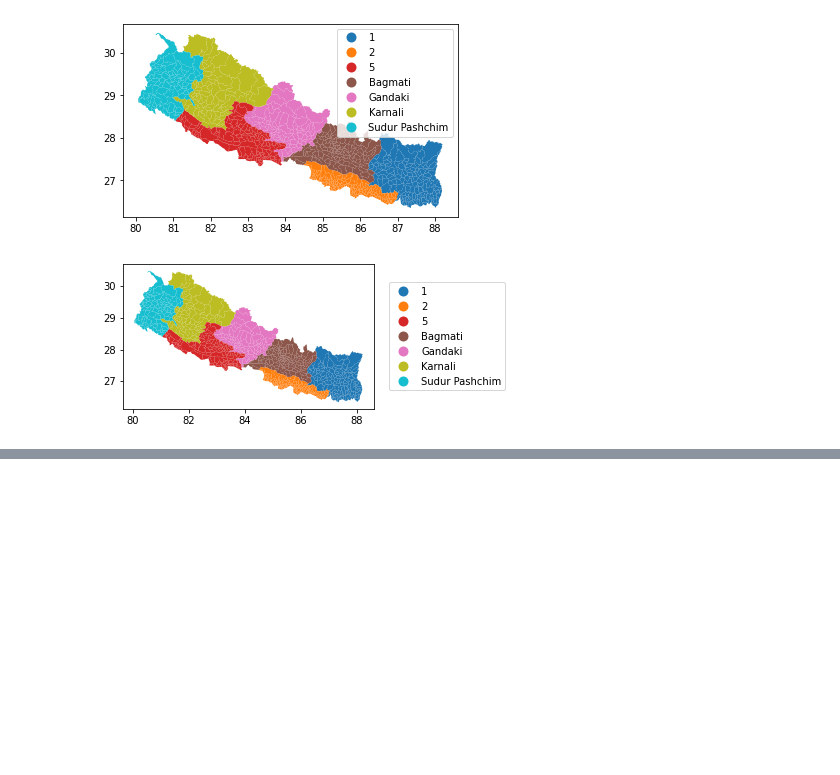
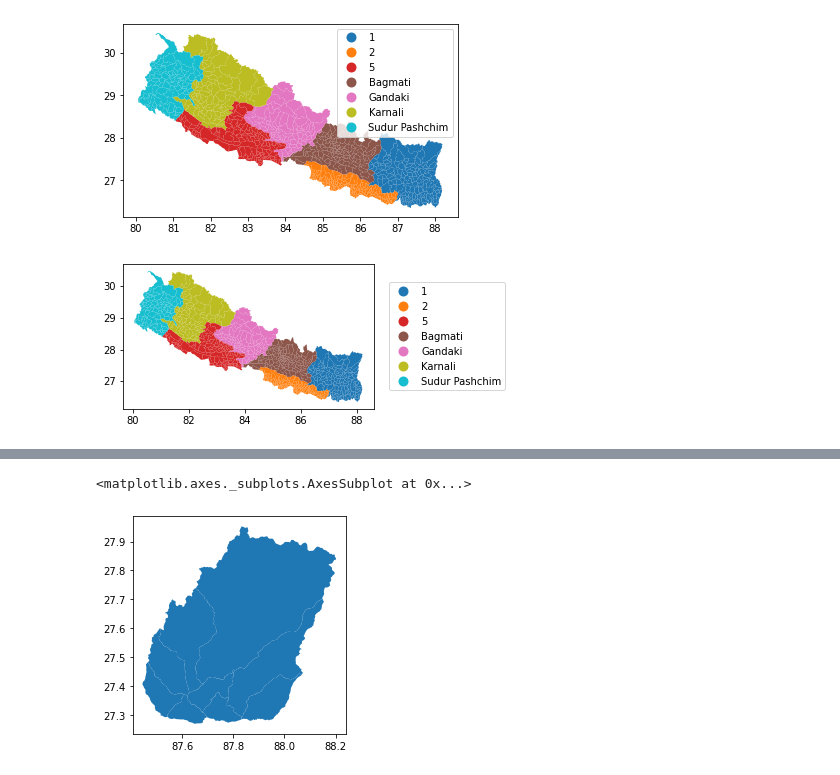
Before and after one commit to Gauravparajuli09/python, a Jupyter notebook: python.ipynb, the cells around one changed output, grey strips where cells are left out. Cells and saved outputs as stored; diff of their text form; code cells hidden in the pictures; blank space fills up the shorter version.

```diff
--- a/python.ipynb
+++ b/python.ipynb
@@ -98,0 +133,6 @@ leg.set_bbox_to_anchor((1.04,0.5))
+# %%
+dist = gdf[gdf["DISTRICT"]=="TAPLEJUNG"]
+dist.plot()
+# %% [output]
+<matplotlib.axes._subplots.AxesSubplot at 0x...>
+[figure, added]
```
Also changed, not shown: parts of 34 cells of this notebook.
